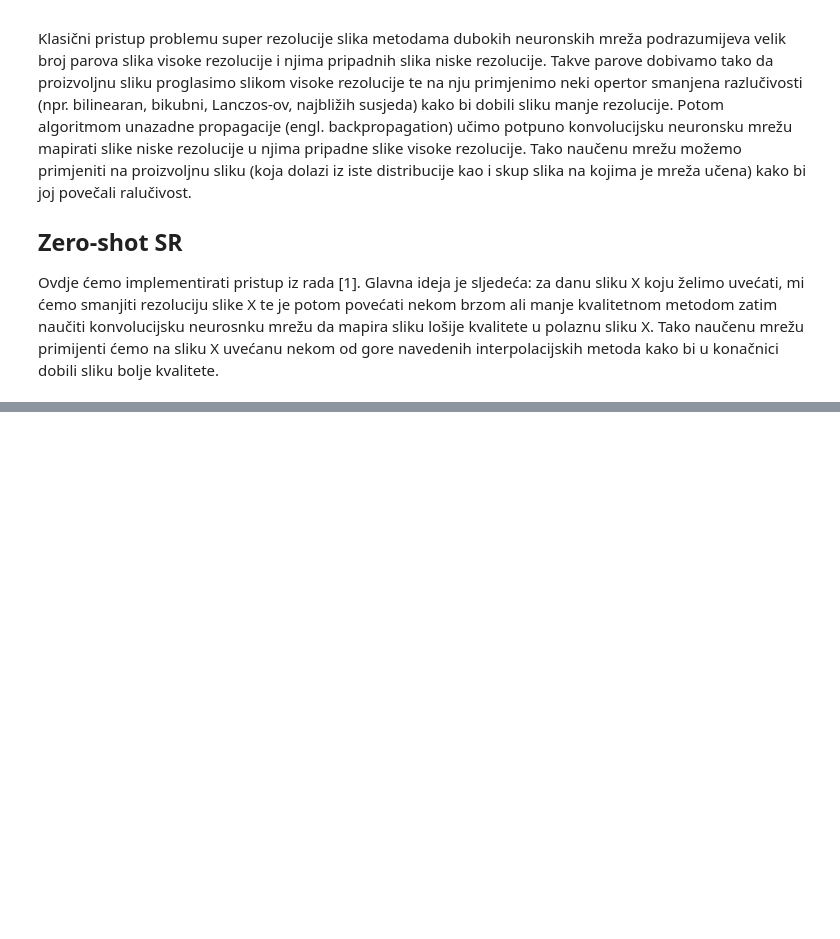
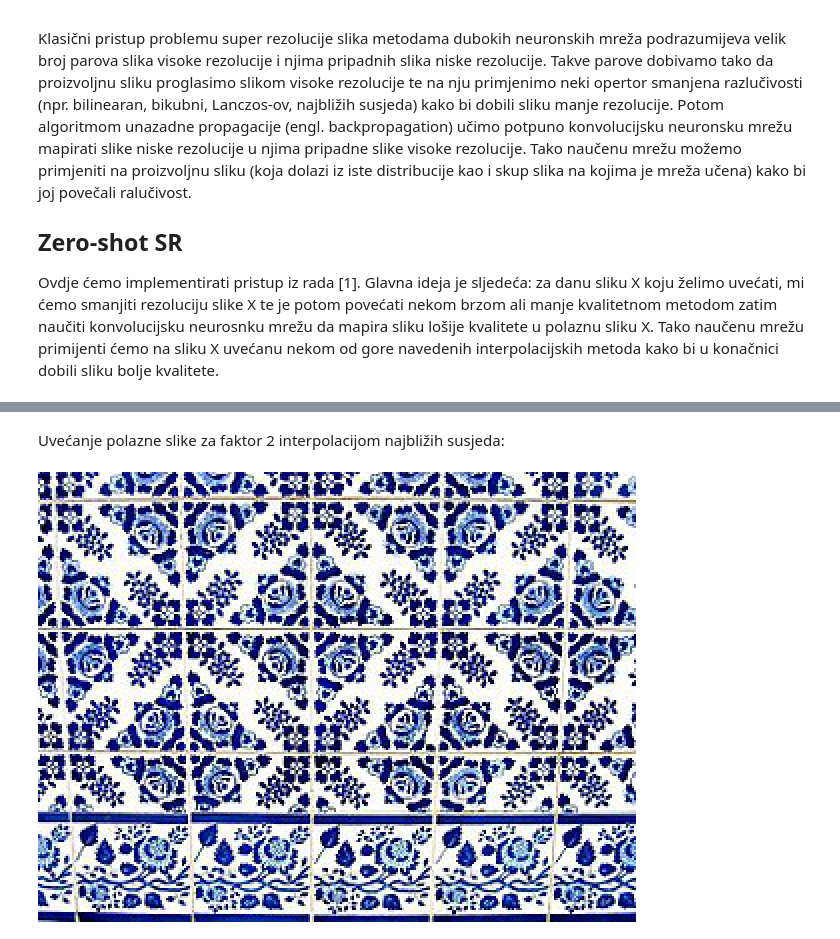
Before and after one commit to tmavra/MS, a Jupyter notebook: Upscale.ipynb, the cells around one changed output, grey strips where cells are left out. Saved outputs shown, nothing was run; the diff lists cells and outputs as text; code cells hidden in the pictures; blank space fills up the shorter version.

```diff
--- a/Upscale.ipynb
+++ b/Upscale.ipynb
@@ -215,10 +281,9 @@ lr_image
 # %%
-lr_normalized = normalize(np.array(lr_image, dtype=np.float32))
-hr_normalized = sess.run(prediction, feed_dict={x:lr_normalized[np.newaxis]})
-# print(np.max(hr_normalized))
-# print(hr_normalized)
-hr = np.array(denormalize(hr_normalized), dtype=np.uint8)
-# print(np.max(hr))
+test_image = load_image.copy()
 
-hr_image = PImage.fromarray(np.squeeze(hr, axis=0))
-hr_image
+hr_interpolacija = test_image.resize((test_image.width*2, test_image.height*2))
+
+lr_normalized = normalize(np.array(hr_interpolacija, dtype=np.float32))
+hr_zero_shot_normalized = sess.run(prediction, feed_dict={x:lr_normalized[np.newaxis]})
+hr_zero_shot_denormalized = np.array(denormalize(hr_zero_shot_normalized), dtype=np.uint8)
+hr_zero_shot = PImage.fromarray(np.squeeze(hr_zero_shot_denormalized, axis=0))
@@ -253,0 +290,6 @@ Reference:
+# %% [markdown]
+Uvećanje polazne slike za faktor 2 interpolacijom najbližih susjeda:
+# %%
+display(hr_interpolacija)
+# %% [output]
+[figure, added]
```
Also changed, not shown: parts of 27 cells of this notebook.
